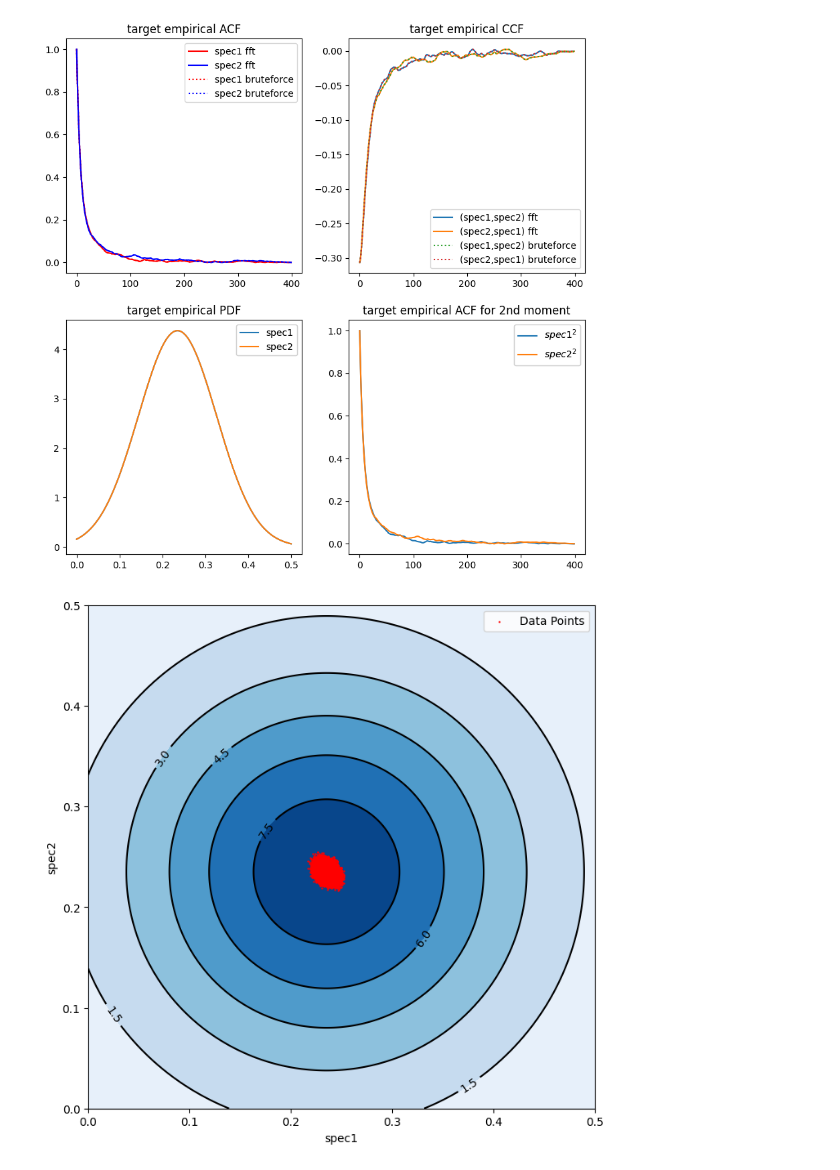
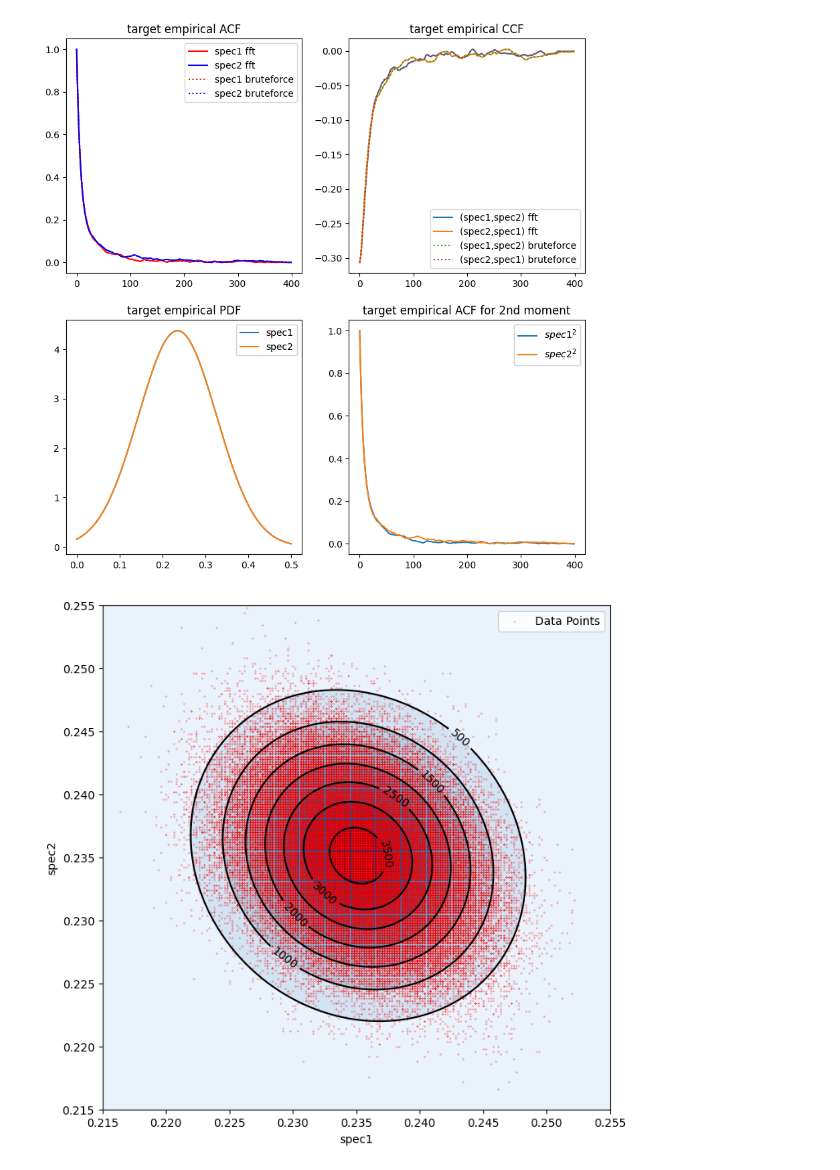
Before and after one commit to Zihan-Xu527/Multidimensional-SINN, a Jupyter notebook: KMC/SINN-KMC_periodic_2d_disads_2spec.ipynb, the cells around one changed output. Cells and saved outputs as stored; diff of their text form; code cells hidden in the pictures.

```diff
--- a/KMC/SINN-KMC_periodic_2d_disads_2spec.ipynb
+++ b/KMC/SINN-KMC_periodic_2d_disads_2spec.ipynb
@@ -267,7 +276,7 @@ loss_ccf_randbrute = make_loss('ccf[randombrute]', target, lags=LAGS, sample_lag
 
 loss_pdf_empirical1 = make_loss('pdf', target, lower=0, upper=0.5, n=N, bw=None, device=device)
 loss_pdf_empirical2 = make_loss('pdf6', target, lower=-2, upper=2.5, n=N, bw=None, device=device)
-loss_pdf_empirical2D = make_loss('pdf2D', target, lower=0, upper=0.5, n=N, bw=None, device=device)
+loss_pdf_empirical2D = make_loss('pdf2D', target, lower=0.215, upper=0.255, n=N, bw=None, device=device)
 # %%
 # Plotting target ACFs and PDF
 fig, axs = plt.subplots(2, 2, figsize=(10, 10))
@@ -306,64 +315,40 @@ torch.Size([400, 2])
 [figure]
 # %%
 # Set the grid boundaries
-xmin, xmax = 0, 0.5
-ymin, ymax = 0, 0.5
+xmin, xmax = 0.215, 0.255
+ymin, ymax = 0.215, 0.255
 
 # Create the grid for plotting
 xx, yy = np.mgrid[xmin:xmax:400j, ymin:ymax:400j]
 grid_points = torch.tensor(np.c_[xx.ravel(), yy.ravel()])
 
 # Compute KDE on the grid using your gauss_kde2D function
 # kde_values = gauss_kde2D(data, lower=0, upper=0.5, n=400, bw=None)
 
 # Convert torch output to numpy for plotting
 kde_values_np = loss_pdf_empirical2D._target.cpu()
 
 
 
 # Plotting
 fig, ax = plt.subplots(figsize=(8, 8))
 
 # Contourf plot
 cfset = ax.contourf(xx, yy, kde_values_np, cmap='Blues')
 
 # Contour plot
 cset = ax.contour(xx, yy, kde_values_np, colors='k')
 
 # Scatter plot of original data
-ax.scatter(Traj[:,:,0], Traj[:,:,1], c='red', s=0.5, label='Data Points')
+ax.scatter(Traj[:,:,0], Traj[:,:,1], c='red', s=0.05, label='Data Points')
 
 # Label the contour lines
 ax.clabel(cset, inline=1, fontsize=10)
 ax.set_xlabel('spec1')
 ax.set_ylabel('spec2')
 ax.legend()
 
 plt.show()
-
-
-
-
-
-
-# # Plotting
-# fig = plt.figure(figsize=(8, 8))
-# ax = fig.gca()
-# ax.set_xlim(xmin, xmax)
-# ax.set_ylim(ymin, ymax)
-
-# # Contourf plot (KDE)
-# cfset = ax.contourf(xx, yy, kde_values_np, cmap='Blues')
-
-# # Contour plot (KDE)
-# cset = ax.contour(xx, yy, kde_values_np, colors='k')
-
-# # Label the contour lines
-# ax.clabel(cset, inline=1, fontsize=10)
-# ax.set_xlabel(r'$spec1$')
-# ax.set_ylabel(r'$spec2$')
-
-# plt.show()
 # %% [output]
-[figure, old version]
+[figure, new version]
 # %%
```
Also changed, not shown: parts of 20 cells of this notebook, 9 other files.
